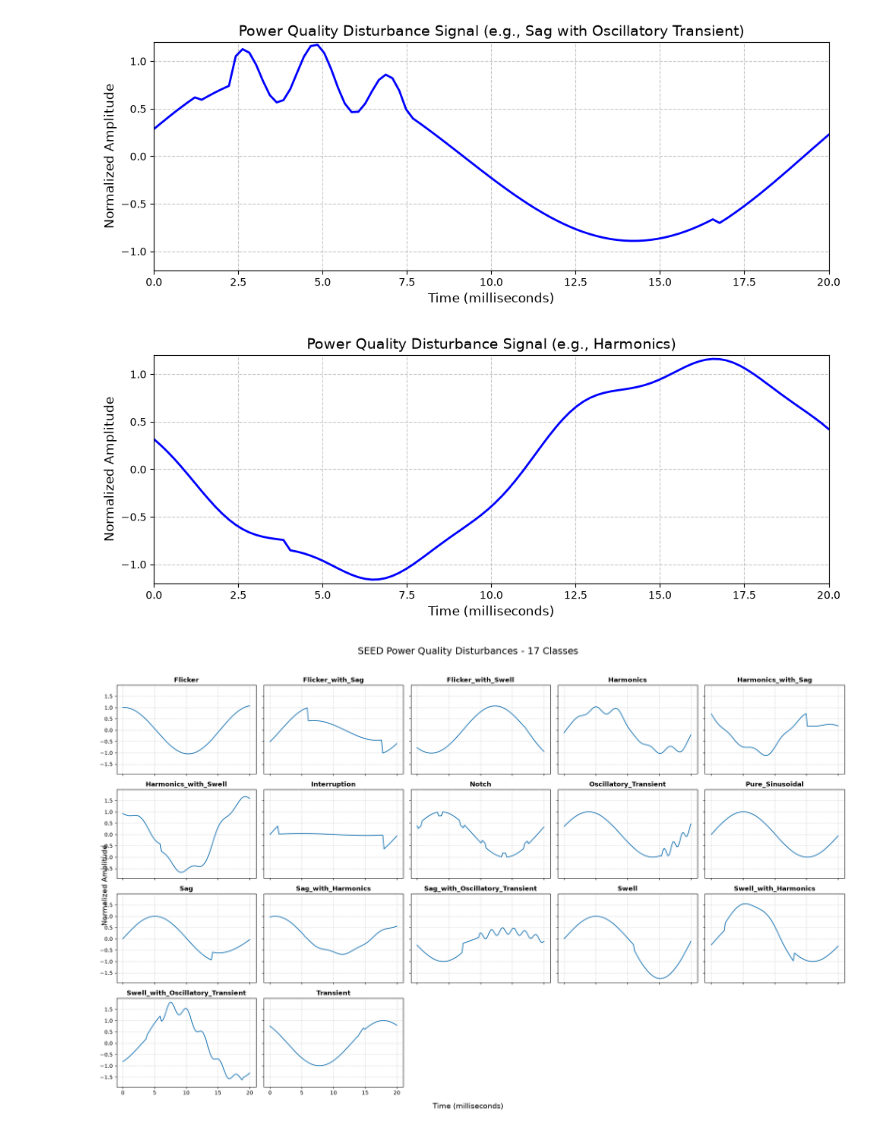
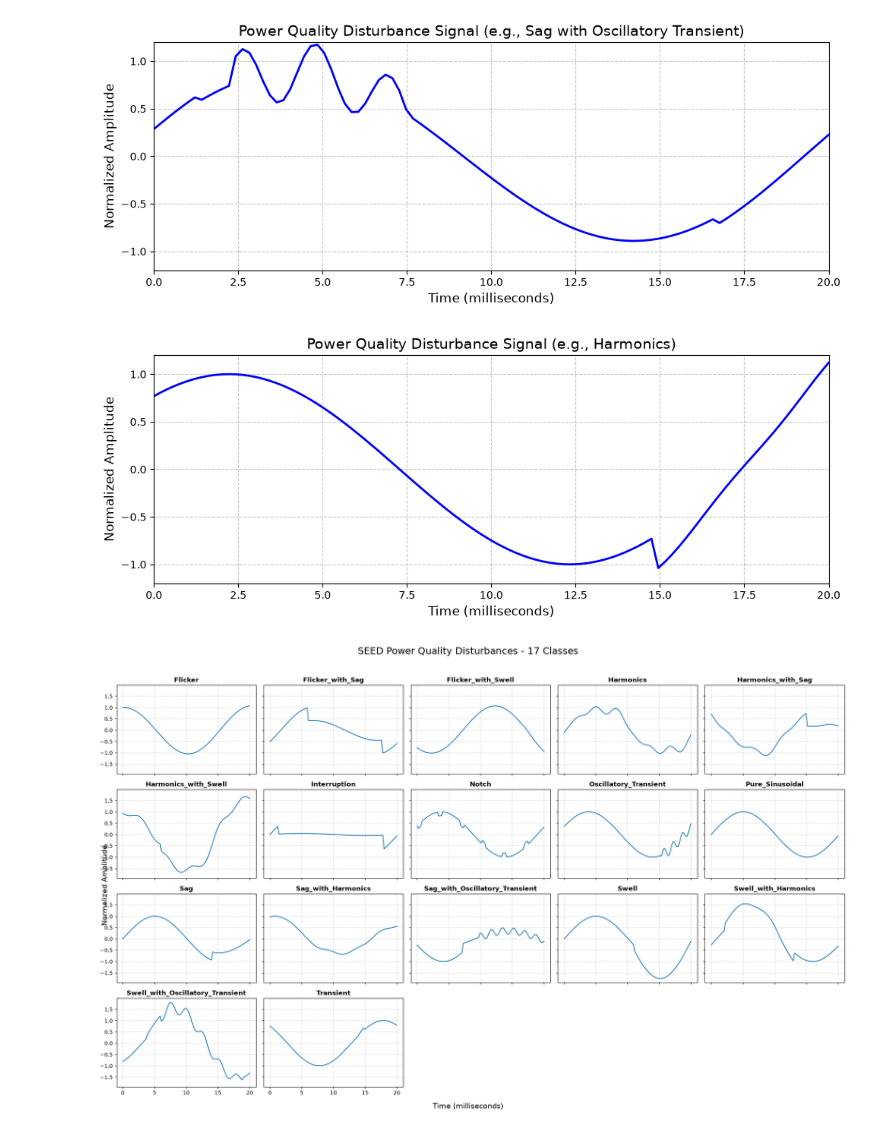
Before and after one commit to SorbieuRnk/PowerQualityDisturbancesClassification, a Jupyter notebook: project.ipynb, the cells around one changed output. Saved outputs shown, nothing was run; the diff lists cells and outputs as text; code cells hidden in the pictures.

```diff
--- a/project.ipynb
+++ b/project.ipynb
@@ -112,34 +136,34 @@ plt.show()
 # %%
 
 # 1. Load one of the dataset files (e.g., 'Sag.csv')
 # Make sure the CSV file is in the same directory as your notebook
-df = harmonics_with_swell_df
+df = swell_with_harmonics_df
 
 # 2. Select a single row to visualize (e.g., row index 0)
-signal_row = df.iloc[1].values
+signal_row = df.iloc[2].values
 
 # 3. Create a time axis
 # 100 samples representing 20 milliseconds
 time_axis = np.linspace(0, 20, num=100)
 
 # 4. Plot the wave using Matplotlib
 plt.figure(figsize=(10, 4))
 plt.plot(time_axis, signal_row, color='b', linewidth=2)
 
 # 5. Format the plot
 plt.title("Power Quality Disturbance Signal (e.g., Harmonics)", fontsize=14)
 plt.xlabel("Time (milliseconds)", fontsize=12)
 plt.ylabel("Normalized Amplitude", fontsize=12)
 plt.grid(True, linestyle='--', alpha=0.7)
 
 # Ensure the y-axis shows the full -1 to 1 normalized range (plus a little padding)
 plt.ylim(-1.2, 1.2)
 plt.xlim(0, 20)
 
 plt.tight_layout()
 plt.show()
 # %% [output]
-[figure, old version]
+[figure, new version]
 # %%
 
 csv_files = glob.glob('XPQRS/*.csv')
```
Also changed, not shown: parts of 9 cells of this notebook.
